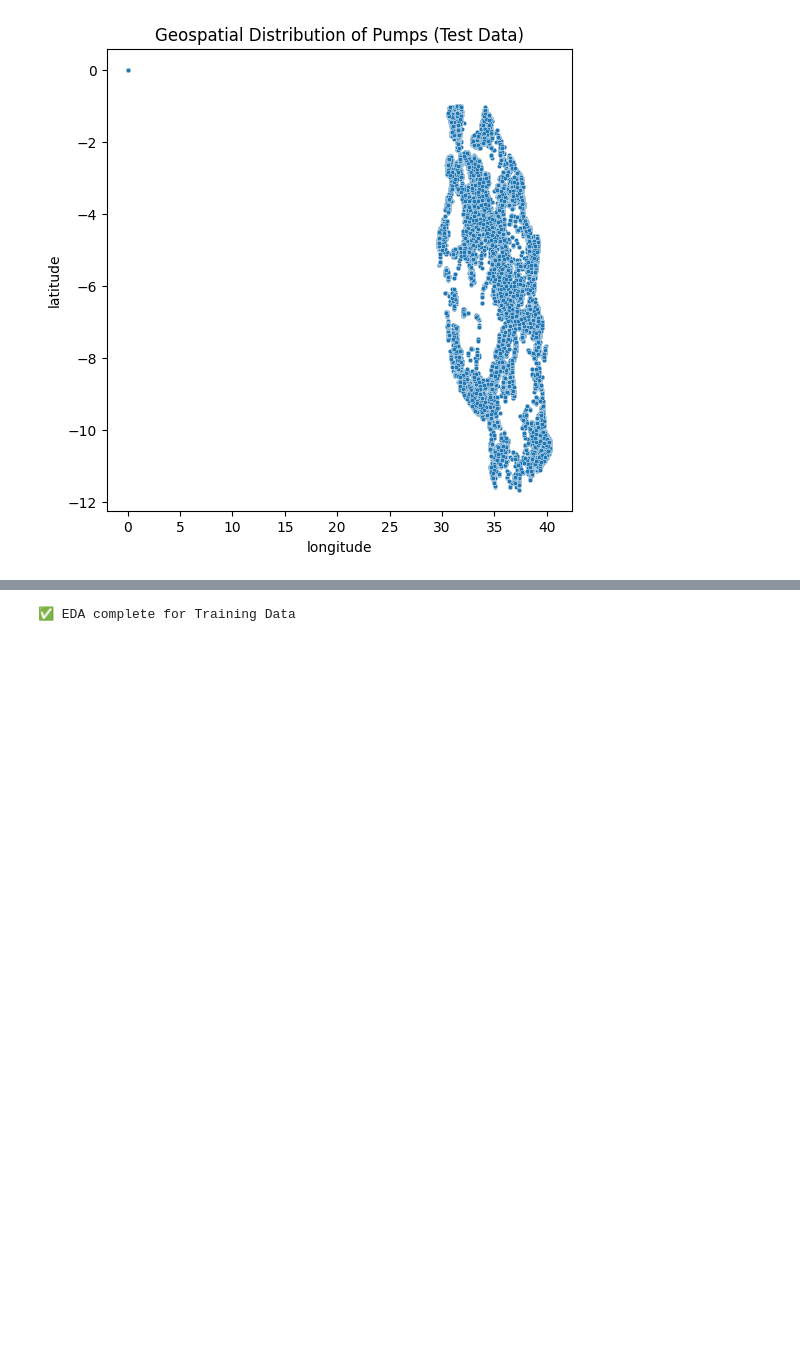
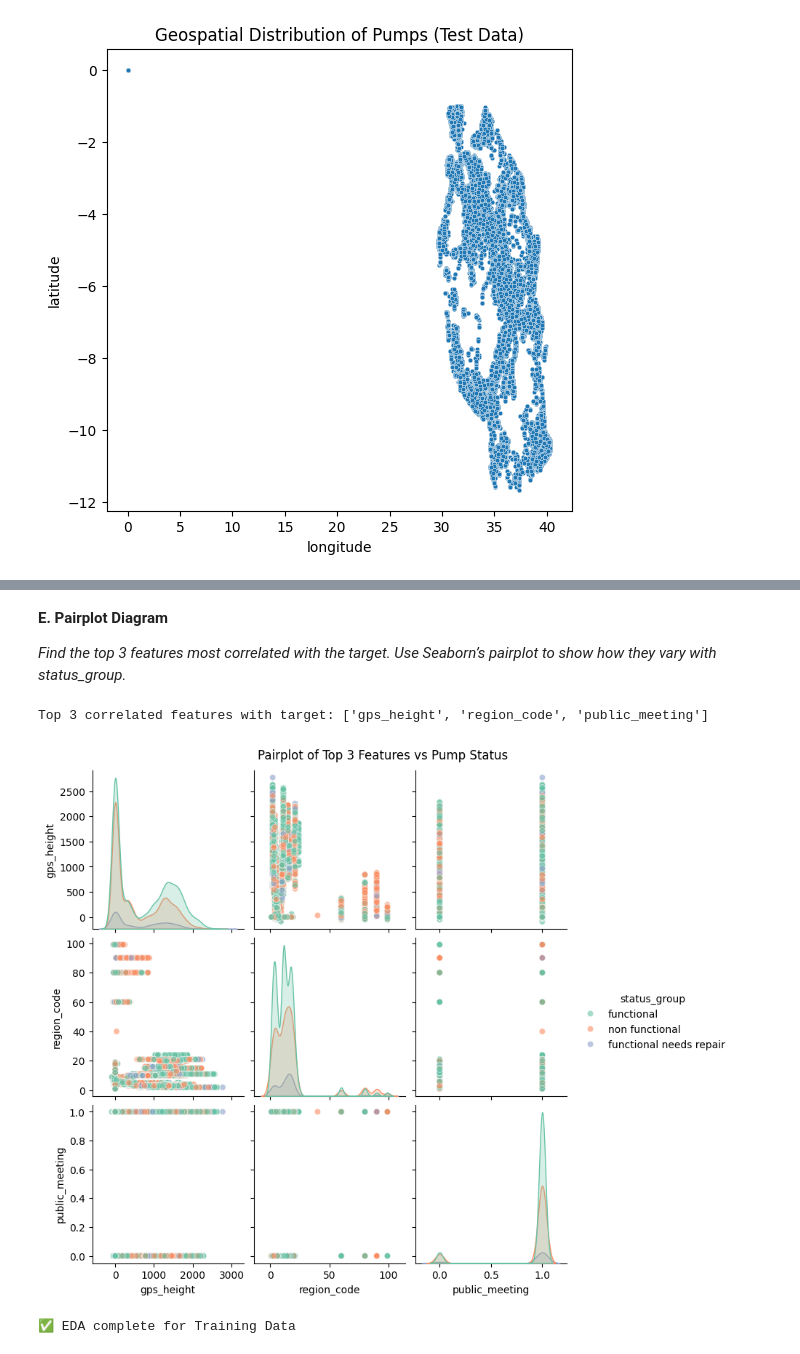
Before and after one commit to albert-raphael/water-pump, a Jupyter notebook: Notebooks/water-pump.ipynb, the cells around one changed output, grey strips where cells are left out. Drawn from its saved outputs; the diff is of its cells as text; code cells hidden in the pictures; blank space fills up the shorter version.

```diff
--- a/Notebooks/water-pump.ipynb
+++ b/Notebooks/water-pump.ipynb
@@ -505,3 +559,32 @@ if lat_cols and lon_cols:
+# %% [markdown]
+**E. Pairplot Diagram**
+
+*Find the top 3 features most correlated with the target. Use Seaborn’s pairplot to show how they vary with status_group.*
+# %%
+
+# Copy dataframe and encode target as numbers for correlation
+df_target = df.copy()
+df_target["status_group_num"] = df_target["status_group"].astype("category").cat.codes
+
+# Get top 3 correlated features with target (excluding the target itself)
+target_corr = df_target.corr(numeric_only=True)["status_group_num"].drop("status_group_num")
+top_features = target_corr.abs().sort_values(ascending=False).head(3).index.tolist()
+
+print("Top 3 correlated features with target:", top_features)
+
+# Pairplot
+sns.pairplot(
+    df_target[top_features + ["status_group"]],
+    hue="status_group",
+    diag_kind="kde",
+    palette="Set2",
+    plot_kws={"alpha": 0.6}
+)
+plt.suptitle("Pairplot of Top 3 Features vs Pump Status", y=1.02)
+plt.show()
+# %% [output]
+Top 3 correlated features with target: ['gps_height', 'region_code', 'public_meeting']
+[figure, added]
 # %%
 print("✅ EDA complete for Training Data")
 # %% [output]
```
Also changed, not shown: parts of 3 cells of this notebook.
